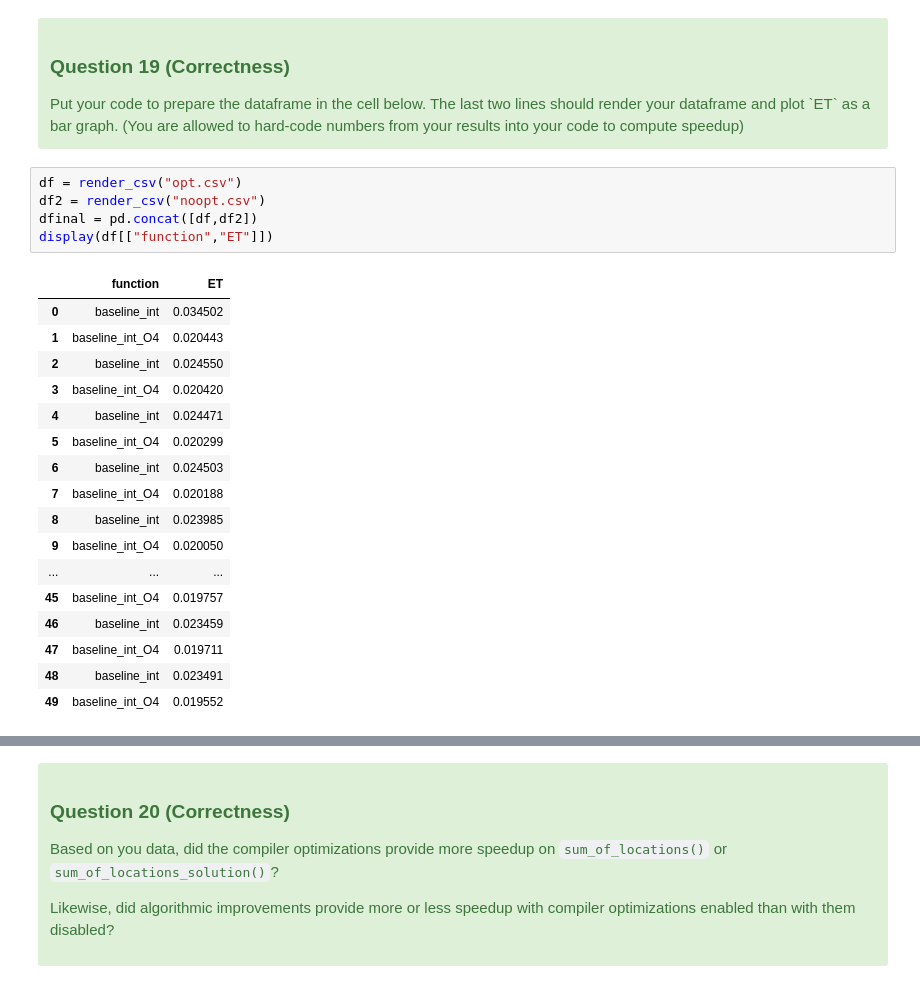
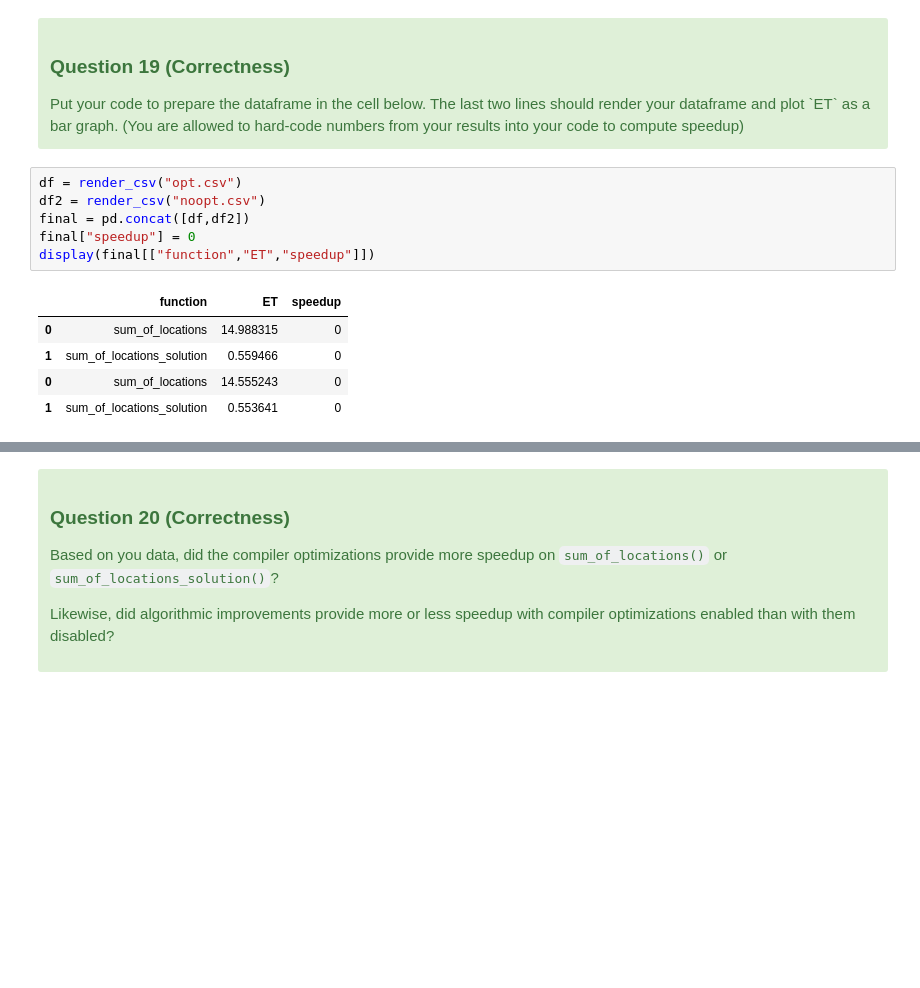
Before and after one commit to CS203UCR/2022fa-cs203-performance-madhuammulu8, a Jupyter notebook: Assignment.ipynb, the cells around one changed output, grey strips where cells are left out. Drawn from its saved outputs; the diff is of its cells as text; blank space fills up the shorter version.

```diff
--- a/Assignment.ipynb
+++ b/Assignment.ipynb
@@ -1616,23 +1580,12 @@ Put your code to prepare the dataframe in the cell below.  The last two lines sh
 # %%
 df = render_csv("opt.csv")
 df2 = render_csv("noopt.csv")
-dfinal = pd.concat([df,df2])
-display(df[["function","ET"]])
+final = pd.concat([df,df2])
+final["speedup"] = 0
+display(final[["function","ET","speedup"]])
 # %% [output]
-|  | function | ET |
-| 0 | baseline_int | 0.034502 |
-| 1 | baseline_int_O4 | 0.020443 |
-| 2 | baseline_int | 0.024550 |
-| 3 | baseline_int_O4 | 0.020420 |
-| 4 | baseline_int | 0.024471 |
-| 5 | baseline_int_O4 | 0.020299 |
-| 6 | baseline_int | 0.024503 |
-| 7 | baseline_int_O4 | 0.020188 |
-| 8 | baseline_int | 0.023985 |
-| 9 | baseline_int_O4 | 0.020050 |
-| ... | ... | ... |
-| 45 | baseline_int_O4 | 0.019757 |
-| 46 | baseline_int | 0.023459 |
-| 47 | baseline_int_O4 | 0.019711 |
-| 48 | baseline_int | 0.023491 |
-| 49 | baseline_int_O4 | 0.019552 |
+|  | function | ET | speedup |
+| 0 | sum_of_locations | 14.988315 | 0 |
+| 1 | sum_of_locations_solution | 0.559466 | 0 |
+| 0 | sum_of_locations | 14.555243 | 0 |
+| 1 | sum_of_locations_solution | 0.553641 | 0 |
```
Also changed, not shown: parts of 39 cells of this notebook, 1 other file.
